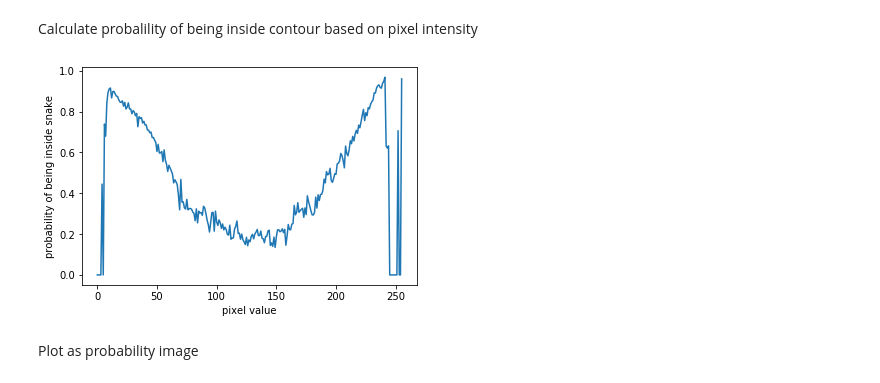
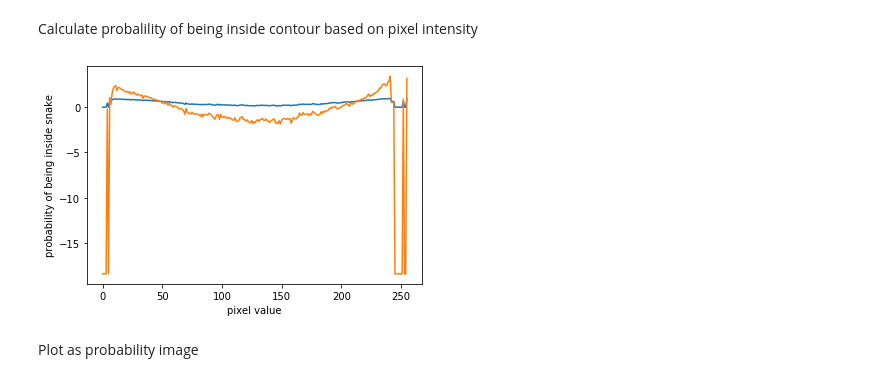
Before and after one commit to Charlottetheis/AIA, a Jupyter notebook: Jacob.ipynb, the cells around one changed output. Saved outputs shown, nothing was run; the diff lists cells and outputs as text; code cells hidden in the pictures.

```diff
--- a/Jacob.ipynb
+++ b/Jacob.ipynb
@@ -79,8 +79,11 @@ def snake_enclosed(snake, normals, img_shape):
     fill_contour(mask,p0)
     return mask.astype(bool)
 # %%
+from skimage import draw
+
 normals = curve_normals(snake)
-mask = snake_enclosed(snake, normals, img.shape)
+mask = draw.polygon2mask(img.shape[:2], snake)
+#mask = snake_enclosed(snake, normals, img.shape)
 plt.imshow(mask)
 # %% [output]
 <matplotlib.image.AxesImage at 0x...>
@@ -135,12 +138,14 @@ plt.show()
 Calculate probalility of being inside contour based on pixel intensity
 # %%
 pixel_probs = pixel_prc_in / (pixel_prc_in+pixel_prc_out)
+pixel_probs_new = np.log(pixel_prc_in / (pixel_prc_out+1e-8)+1e-8)
 plt.plot(pixel_probs)
+plt.plot(pixel_probs_new)
 plt.xlabel('pixel value')
 plt.ylabel('probability of being inside snake')
 plt.show()
 # %% [output]
-[figure, old version]
+[figure, new version]
 # %% [markdown]
 Plot as probability image
 # %%
```
Also changed, not shown: 1 other file.
